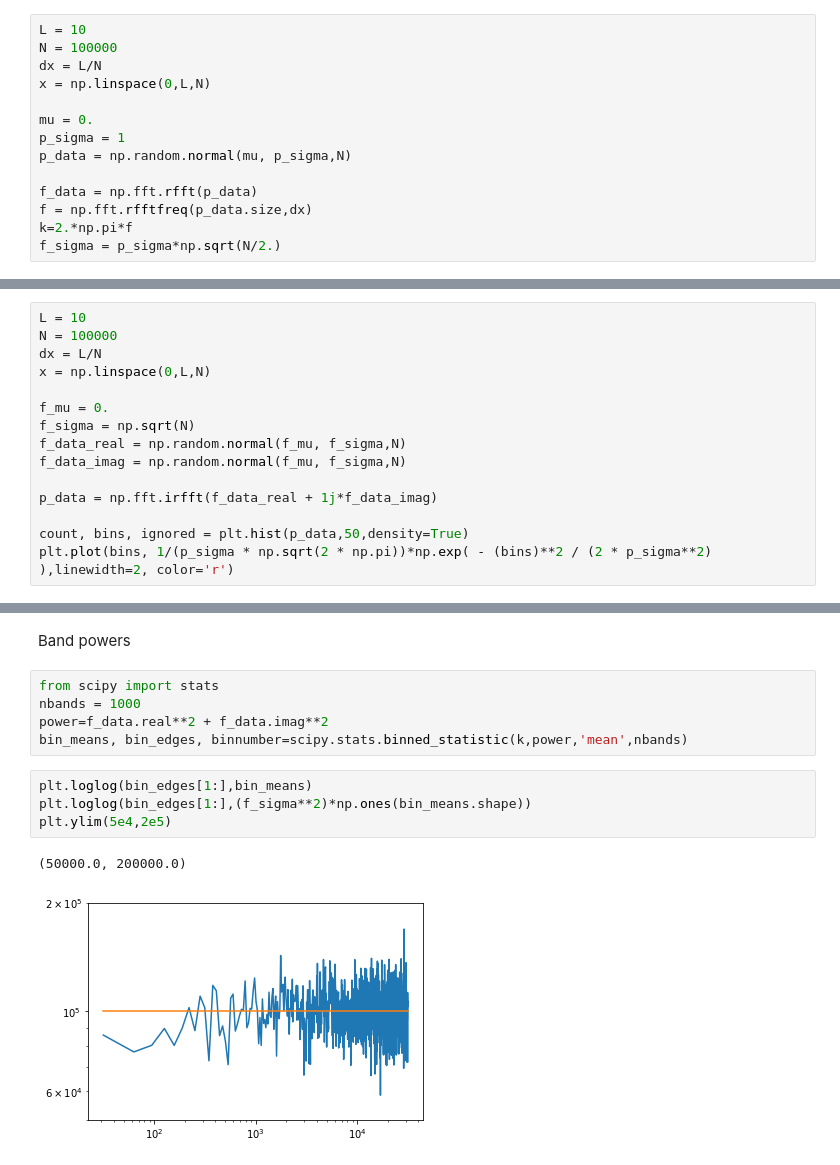
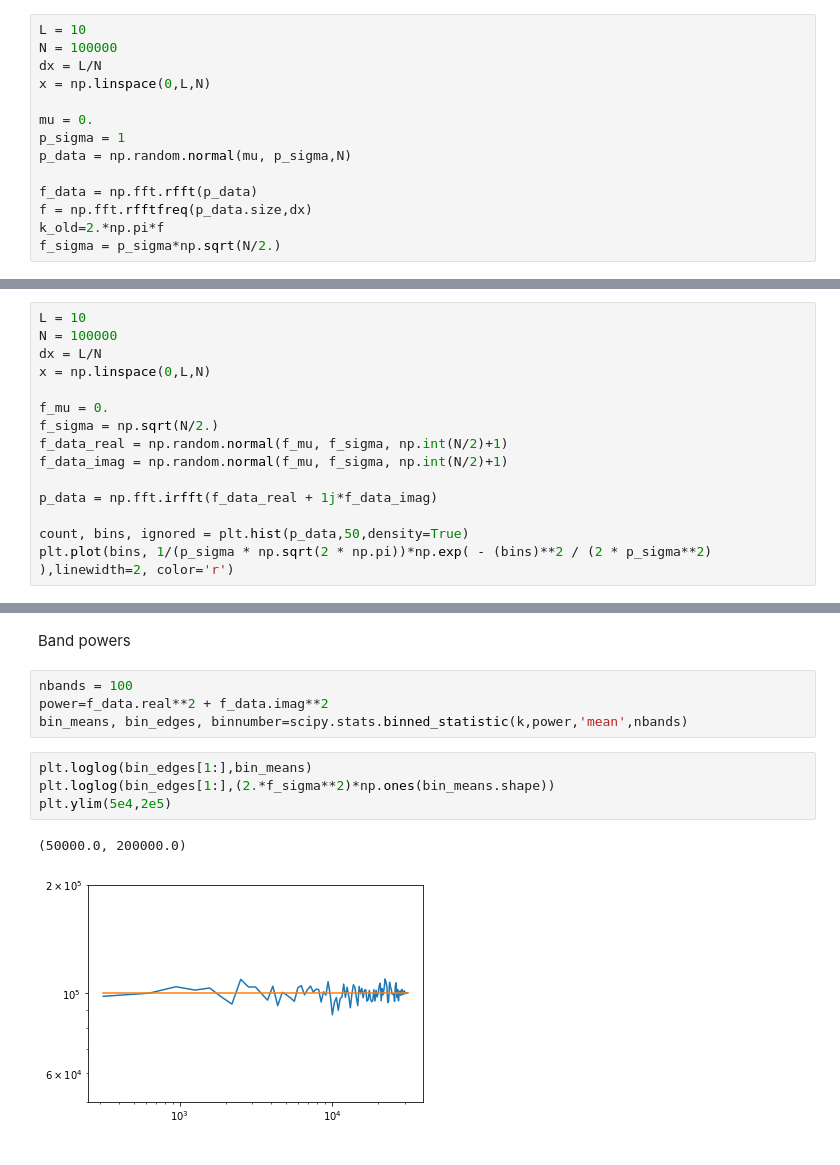
Before and after one commit to mjohnsonperimeter/cosmology_2019, a Jupyter notebook: random_field.ipynb, the cells around one changed output, grey strips where cells are left out. Saved outputs shown, nothing was run; the diff lists cells and outputs as text.

```diff
--- a/random_field.ipynb
+++ b/random_field.ipynb
@@ -19,7 +21,7 @@ p_data = np.random.normal(mu, p_sigma,N)
 
 f_data = np.fft.rfft(p_data)
 f = np.fft.rfftfreq(p_data.size,dx)
-k=2.*np.pi*f
+k_old=2.*np.pi*f
 f_sigma = p_sigma*np.sqrt(N/2.)
 # %%
 count, bins, ignored = plt.hist(p_data,50,density=True)
@@ -42,9 +44,9 @@ dx = L/N
 x = np.linspace(0,L,N)
 
 f_mu = 0.
-f_sigma = np.sqrt(N)
-f_data_real = np.random.normal(f_mu, f_sigma,N)
-f_data_imag = np.random.normal(f_mu, f_sigma,N)
+f_sigma = np.sqrt(N/2.)
+f_data_real = np.random.normal(f_mu, f_sigma, np.int(N/2)+1)
+f_data_imag = np.random.normal(f_mu, f_sigma, np.int(N/2)+1)
 
 p_data = np.fft.irfft(f_data_real + 1j*f_data_imag)
 
@@ -56,14 +58,13 @@ plt.plot(bins, 1/(p_sigma * np.sqrt(2 * np.pi))*np.exp( - (bins)**2 / (2 * p_sig
 # %% [markdown]
 Band powers
 # %%
-from scipy import stats
-nbands = 1000
+nbands = 100
 power=f_data.real**2 + f_data.imag**2
 bin_means, bin_edges, binnumber=scipy.stats.binned_statistic(k,power,'mean',nbands)
 # %%
 plt.loglog(bin_edges[1:],bin_means)
-plt.loglog(bin_edges[1:],(f_sigma**2)*np.ones(bin_means.shape))
+plt.loglog(bin_edges[1:],(2.*f_sigma**2)*np.ones(bin_means.shape))
 plt.ylim(5e4,2e5)
 # %% [output]
 (50000.0, 200000.0)
-[figure, old version]
+[figure, new version]
```
Also changed, not shown: parts of 7 cells of this notebook.
